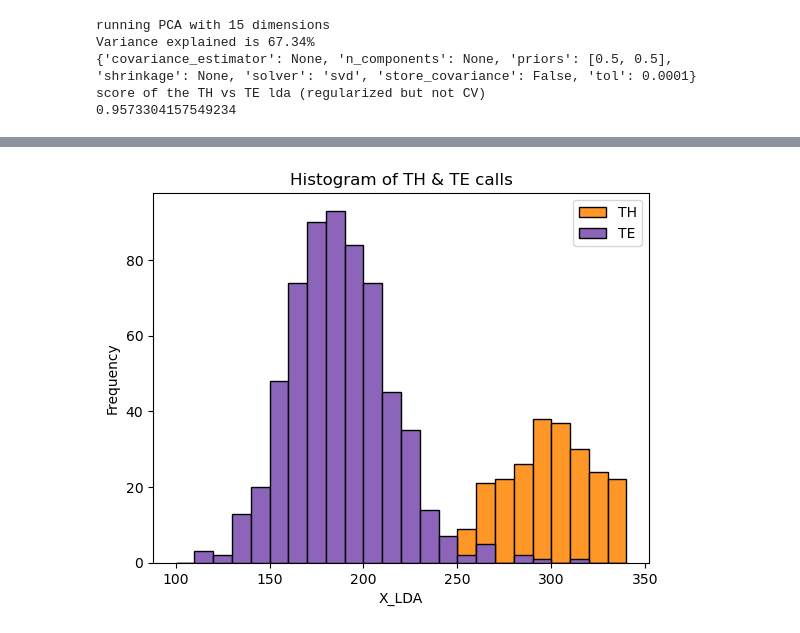
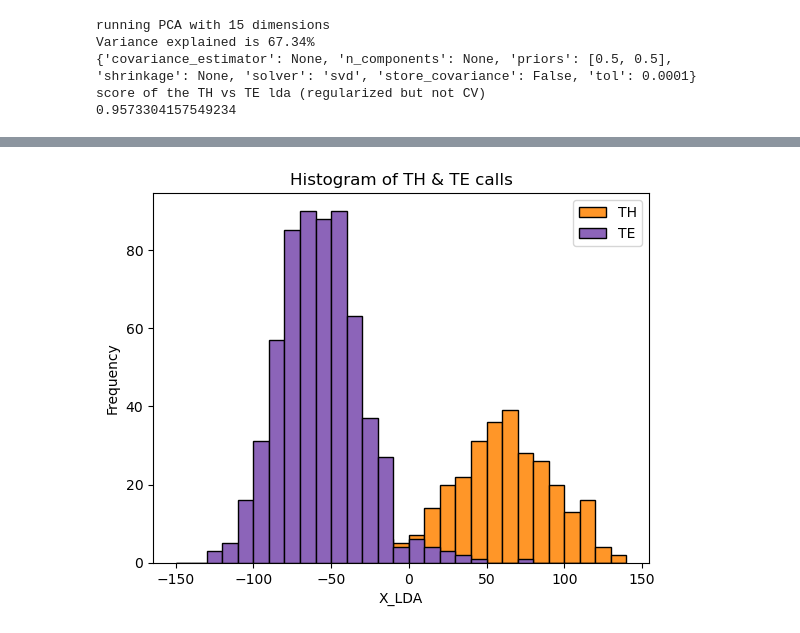
Before and after one commit to theunissenlab/zebra-finch-semantic-category, a Jupyter notebook: pythonNotebooks/Acoustic_Axes.ipynb, the cells around one changed output, grey strips where cells are left out. Saved outputs shown, nothing was run; the diff lists cells and outputs as text; code cells hidden in the pictures.

```diff
--- a/pythonNotebooks/Acoustic_Axes.ipynb
+++ b/pythonNotebooks/Acoustic_Axes.ipynb
@@ -506,6 +507,11 @@ Variance explained in the full dataset by the # of dimensions that provide the b
 # rerun the PCLDA with the chosen optimized number of dimensions
 # first the PCA
 Dim = Dims[PCLDA_performance == max(PCLDA_performance)][-1]
+
+# Overwriting with Dim = 15 - the best result for Te vs Th and no cost here.
+# This way we have the same acoustic space in both cases.
+Dim = 15
+
 print('running PCA with %d dimensions' % Dim)
 pca = PCA(n_components=Dim)
 pca.fit(X_all)
@@ -548,7 +576,8 @@ plt.show()
 # %%
 # calculate the normalized projection values of all calls on the DCvsTE LDA axis
-normValue = np.sqrt(np.sum(lda.coef_*lda.coef_))
-X_lda = np.dot(X_all_r - lda.xbar_, lda.coef_.T/normValue) + lda.intercept_/normValue
+normValue = np.sqrt(np.dot(lda.coef_,lda.coef_.T))
+#X_lda = np.dot(X_all_r - lda.xbar_, lda.coef_.T/normValue) + lda.intercept_/normValue
+X_lda = np.dot(X_all_r, lda.coef_.T/normValue) + lda.intercept_/normValue
 vocListFilesT['Xlda_DCvsTE'] = X_lda
 # %%
 # Create the histogram of projected values for DC and TE
@@ -676,6 +705,11 @@ Variance explained in the full dataset by the # of dimensions that provide the b
 # rerun the PCLDA with the chosen optimized number of dimensions
 # first the PCA
 Dim = Dims[PCLDA_performance == max(PCLDA_performance)][-1]
+
+# Overwriting with Dim = 15 - the best result for Te vs Th and no cost here.
+# This way we have the same acoustic space in both cases.
+Dim = 15
+
 print('running PCA with %d dimensions' % Dim)
 pca = PCA(n_components=Dim)
 pca.fit(X_all)
@@ -718,5 +762,6 @@ plt.show()
 # %%
 # calculate the normalized projection values of all calls on the THvsTE LDA axis
 normValue = np.sqrt(np.sum(lda.coef_*lda.coef_))
-X_lda = np.dot(X_all_r - lda.xbar_, lda.coef_.T/normValue) + lda.intercept_/normValue
+# X_lda = np.dot(X_all_r - lda.xbar_, lda.coef_.T/normValue) + lda.intercept_/normValue
+X_lda = np.dot(X_all_r, lda.coef_.T/normValue) + lda.intercept_/normValue
 vocListFilesT['Xlda_THvsTE'] = X_lda
@@ -739,20 +768,20 @@ vocListFilesT
 # %%
 # Create the histogram of projected values for TH and TE
-BinSeq = np.arange(100,350,10)
+BinSeq = np.arange(-150,150,10)
 color = call_type_colors.get('TH', 'black')  # Default to black if label not in the dictionary
 plt.hist(vocListFilesT[vocListFilesT['calltype'].isin(['TH'])]['Xlda_THvsTE'],bins= BinSeq, color=color, edgecolor='black', label='TH')
 color = call_type_colors.get('TE', 'black')  # Default to black if label not in the dictionary
 plt.hist(vocListFilesT[vocListFilesT['calltype'].isin(['TE'])]['Xlda_THvsTE'],bins= BinSeq, color=color, edgecolor='black', label='TE')
 
 # Add labels and title
 plt.xlabel('X_LDA')
 plt.ylabel('Frequency')
 plt.title('Histogram of TH & TE calls')
 
 # Show legend
 plt.legend(loc='upper right')
 
 # Show the plot
 plt.show()
 # %% [output]
-[figure, old version]
+[figure, new version]
```
Also changed, not shown: parts of 14 cells of this notebook, 4 other files.
